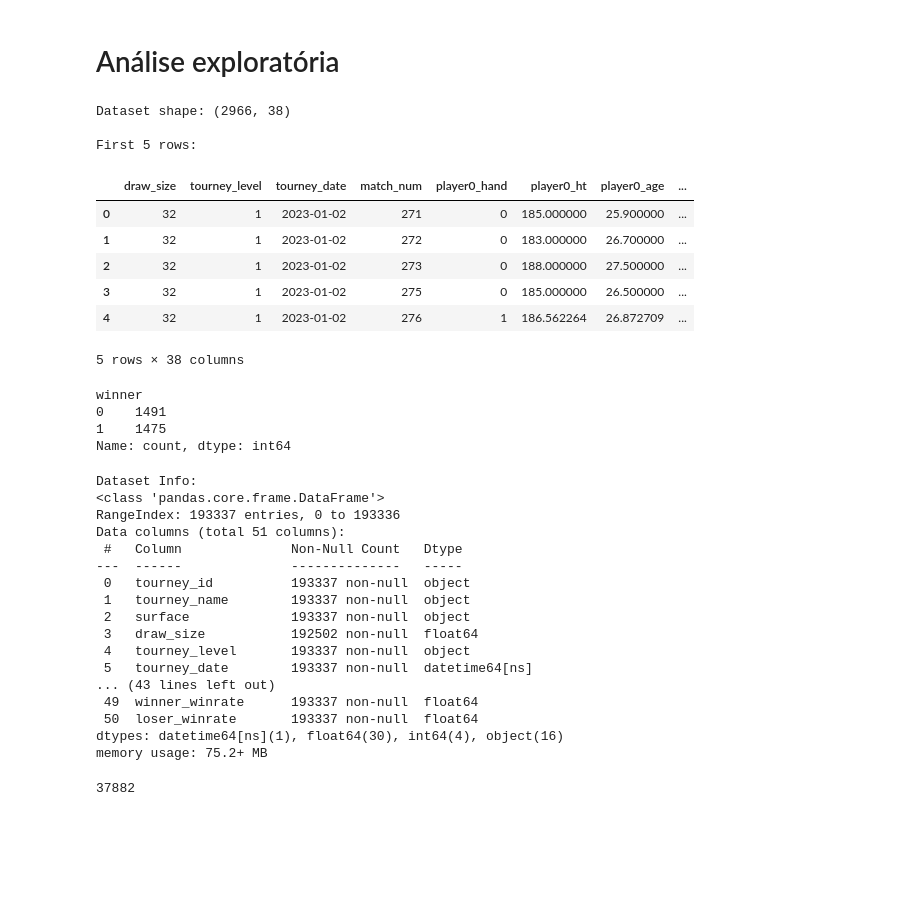
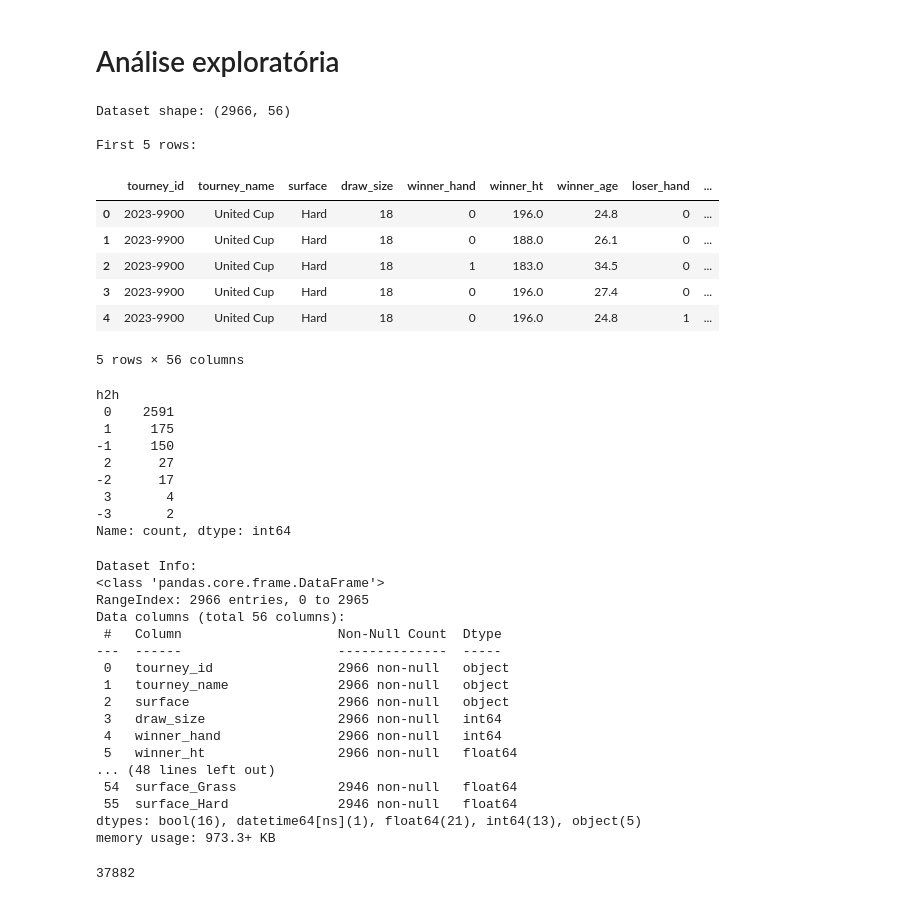
Before and after one commit to davialmeida135/tennis-match-prediction, a Jupyter notebook: dados_tratados/explore.ipynb, the cells around one changed output. Cells and saved outputs as stored; diff of their text form; code cells hidden in the pictures; blank space fills up the shorter version.

```diff
--- a/dados_tratados/explore.ipynb
+++ b/dados_tratados/explore.ipynb
@@ -14,29 +14,35 @@ import missingno as msno
 #plt.rcParams["figure.figsize"] = (12, 8)
 # %%
 # Load the datasets
-initial_clean_df = pd.read_csv('final.csv', parse_dates=['tourney_date'])
+initial_clean_df = pd.read_csv('pre_anon.csv', parse_dates=['tourney_date'])
 print(f"Dataset shape: {initial_clean_df.shape}")
 # Display the first few rows
 print("\nFirst 5 rows:")
 display(initial_clean_df.head())
 # %% [output]
-Dataset shape: (2966, 38)
+Dataset shape: (2966, 56)
 
 First 5 rows:
-|  | draw_size | tourney_level | tourney_date | match_num | player0_hand | player0_ht | player0_age | ... |
-| 0 | 32 | 1 | 2023-01-02 | 271 | 0 | 185.000000 | 25.900000 | ... |
-| 1 | 32 | 1 | 2023-01-02 | 272 | 0 | 183.000000 | 26.700000 | ... |
-| 2 | 32 | 1 | 2023-01-02 | 273 | 0 | 188.000000 | 27.500000 | ... |
-| 3 | 32 | 1 | 2023-01-02 | 275 | 0 | 185.000000 | 26.500000 | ... |
-| 4 | 32 | 1 | 2023-01-02 | 276 | 1 | 186.562264 | 26.872709 | ... |
+|  | tourney_id | tourney_name | surface | draw_size | winner_hand | winner_ht | winner_age | loser_hand | ... |
+| 0 | 2023-9900 | United Cup | Hard | 18 | 0 | 196.0 | 24.8 | 0 | ... |
+| 1 | 2023-9900 | United Cup | Hard | 18 | 0 | 188.0 | 26.1 | 0 | ... |
+| 2 | 2023-9900 | United Cup | Hard | 18 | 1 | 183.0 | 34.5 | 0 | ... |
+| 3 | 2023-9900 | United Cup | Hard | 18 | 0 | 196.0 | 27.4 | 0 | ... |
+| 4 | 2023-9900 | United Cup | Hard | 18 | 0 | 196.0 | 24.8 | 1 | ... |
-5 rows × 38 columns
+5 rows × 56 columns
-# %%
-initial_clean_df.winner.value_counts()
-# %% [output]
-winner
-0    1491
-1    1475
-Name: count, dtype: int64
+# %%
+len(initial_clean_df[initial_clean_df['elo_diff']>0])/len(initial_clean_df)
+initial_clean_df.h2h.value_counts()
+# %% [output]
+h2h
+ 0    2591
+ 1     175
+-1     150
+ 2      27
+-2      17
+ 3       4
+-3       2
+Name: count, dtype: int64
 # %%
 # Display basic information about the dataset
 print("Dataset Info:")
@@ -44,21 +50,21 @@ initial_clean_df.info()
 # %% [output]
 Dataset Info:
 <class 'pandas.core.frame.DataFrame'>
-RangeIndex: 193337 entries, 0 to 193336
-Data columns (total 51 columns):
- #   Column              Non-Null Count   Dtype
----  ------              --------------   -----
- 0   tourney_id          193337 non-null  object
- 1   tourney_name        193337 non-null  object
- 2   surface             193337 non-null  object
- 3   draw_size           192502 non-null  float64
- 4   tourney_level       193337 non-null  object
- 5   tourney_date        193337 non-null  datetime64[ns]
-... (43 lines left out)
- 49  winner_winrate      193337 non-null  float64
- 50  loser_winrate       193337 non-null  float64
-dtypes: datetime64[ns](1), float64(30), int64(4), object(16)
-memory usage: 75.2+ MB
+RangeIndex: 2966 entries, 0 to 2965
+Data columns (total 56 columns):
+ #   Column                    Non-Null Count  Dtype
+---  ------                    --------------  -----
+ 0   tourney_id                2966 non-null   object
+ 1   tourney_name              2966 non-null   object
+ 2   surface                   2966 non-null   object
+ 3   draw_size                 2966 non-null   int64
+ 4   winner_hand               2966 non-null   int64
+ 5   winner_ht                 2966 non-null   float64
+... (48 lines left out)
+ 54  surface_Grass             2946 non-null   float64
+ 55  surface_Hard              2946 non-null   float64
+dtypes: bool(16), datetime64[ns](1), float64(21), int64(13), object(5)
+memory usage: 973.3+ KB
 # %%
 date_filtered_df = initial_clean_df[initial_clean_df['tourney_date'] >= '2011-01-01']
 print(len(date_filtered_df))
```
Also changed, not shown: 1 other file.
